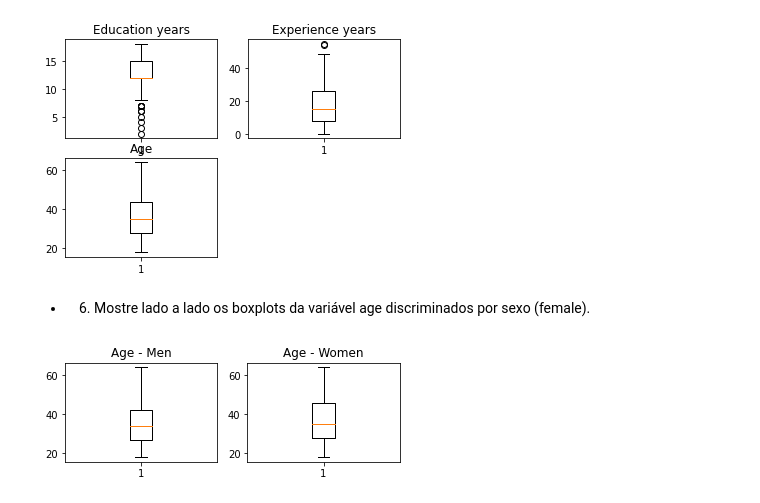
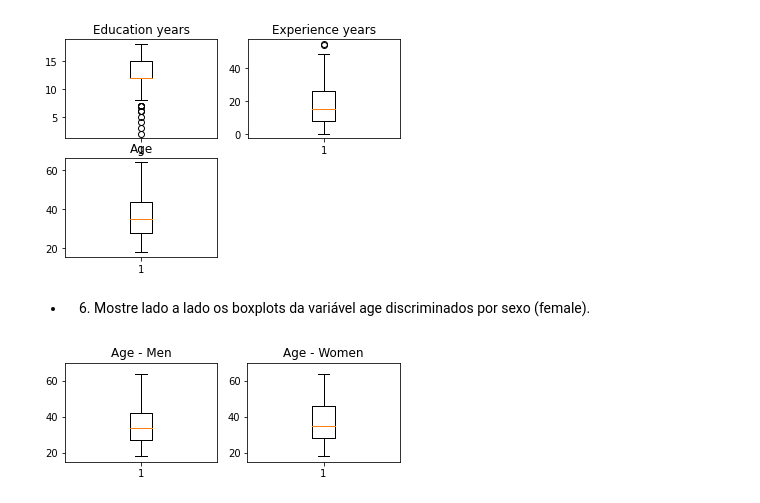
Before and after one commit to afpaiva/data-science, a Jupyter notebook: ex2.ipynb, the cells around one changed output. Cells and saved outputs as stored; diff of their text form; code cells hidden in the pictures.

```diff
--- a/ex2.ipynb
+++ b/ex2.ipynb
@@ -103,12 +95,14 @@ plt.show()
 # %%
 plt.subplot(2,2,1)
 plt.boxplot(df.age[df.female == 0])
+plt.ylim(15, 70)
 plt.title('Age - Men')
 
 plt.subplot(2,2,2)
 plt.boxplot(df.age[df.female == 1])
+plt.ylim(15, 70)
 plt.title('Age - Women')
 
 plt.show()
 # %% [output]
-[figure, old version]
+[figure, new version]
```
Also changed, not shown: parts of 10 cells of this notebook.
